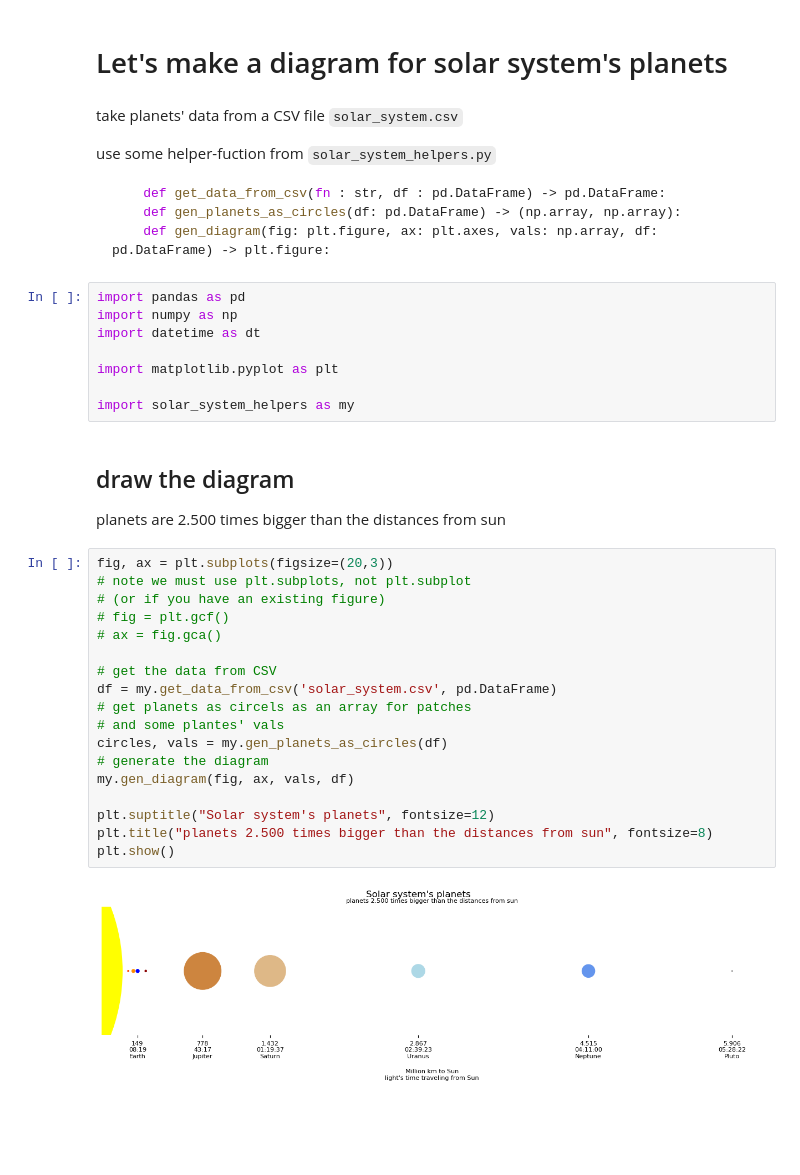
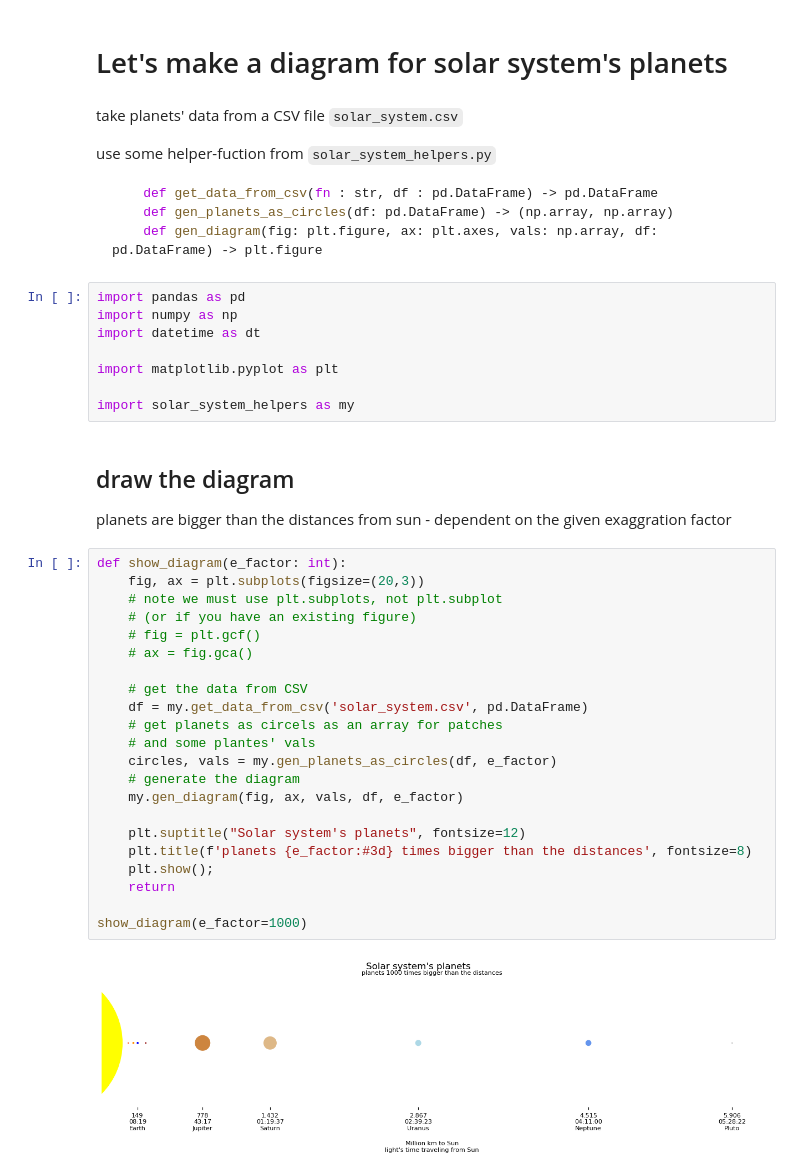
Before and after one commit to hlotze/solar_system, a Jupyter notebook: solar_system.ipynb, the cells around one changed output. Drawn from its saved outputs; the diff is of its cells as text; blank space fills up the shorter version.

Commit message:
add a widget for exaggration fator (distance vs diameters)

````diff
--- a/solar_system.ipynb
+++ b/solar_system.ipynb
@@ -6,9 +6,9 @@ take planets' data from a CSV file `solar_system.csv`
 use some helper-fuction from `solar_system_helpers.py`
 
 ``` python
-    def get_data_from_csv(fn : str, df : pd.DataFrame) -> pd.DataFrame:
-    def gen_planets_as_circles(df: pd.DataFrame) -> (np.array, np.array):
-    def gen_diagram(fig: plt.figure, ax: plt.axes, vals: np.array, df: pd.DataFrame) -> plt.figure:
+    def get_data_from_csv(fn : str, df : pd.DataFrame) -> pd.DataFrame
+    def gen_planets_as_circles(df: pd.DataFrame) -> (np.array, np.array)
+    def gen_diagram(fig: plt.figure, ax: plt.axes, vals: np.array, df: pd.DataFrame) -> plt.figure
 ```
 # %%
 import pandas as pd
@@ -20,24 +20,28 @@ import matplotlib.pyplot as plt
 import solar_system_helpers as my
 # %% [markdown]
 ## draw the diagram
-planets are 2.500 times bigger than the distances from sun
+planets are bigger than the distances from sun - dependent on the given exaggration factor
 # %%
-fig, ax = plt.subplots(figsize=(20,3))
-# note we must use plt.subplots, not plt.subplot
-# (or if you have an existing figure)
-# fig = plt.gcf()
-# ax = fig.gca()
+def show_diagram(e_factor: int):
+    fig, ax = plt.subplots(figsize=(20,3))
+    # note we must use plt.subplots, not plt.subplot
+    # (or if you have an existing figure)
+    # fig = plt.gcf()
+    # ax = fig.gca()
 
-# get the data from CSV
-df = my.get_data_from_csv('solar_system.csv', pd.DataFrame)
-# get planets as circels as an array for patches
-# and some plantes' vals
-circles, vals = my.gen_planets_as_circles(df)
-# generate the diagram
-my.gen_diagram(fig, ax, vals, df)
+    # get the data from CSV
+    df = my.get_data_from_csv('solar_system.csv', pd.DataFrame)
+    # get planets as circels as an array for patches
+    # and some plantes' vals
+    circles, vals = my.gen_planets_as_circles(df, e_factor)
+    # generate the diagram
+    my.gen_diagram(fig, ax, vals, df, e_factor)
 
-plt.suptitle("Solar system's planets", fontsize=12)
-plt.title("planets 2.500 times bigger than the distances from sun", fontsize=8)
-plt.show()
+    plt.suptitle("Solar system's planets", fontsize=12)
+    plt.title(f'planets {e_factor:#3d} times bigger than the distances', fontsize=8)
+    plt.show();
+    return
+
+show_diagram(e_factor=1000)
 # %% [output]
-[figure, old version]
+[figure, new version]
````
Also changed, not shown: parts of 1 cell of this notebook, 1 other file.
